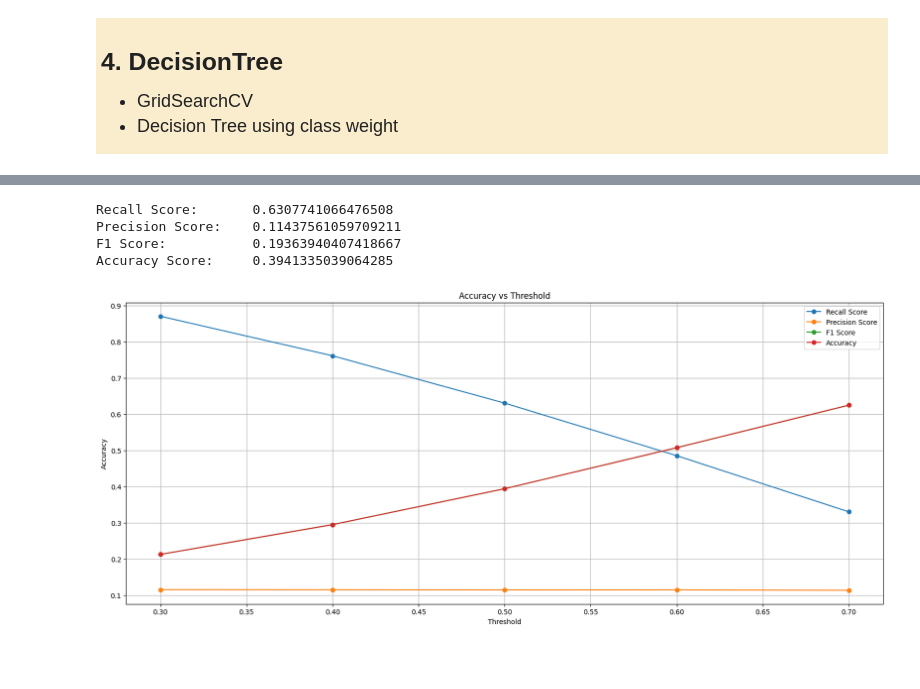
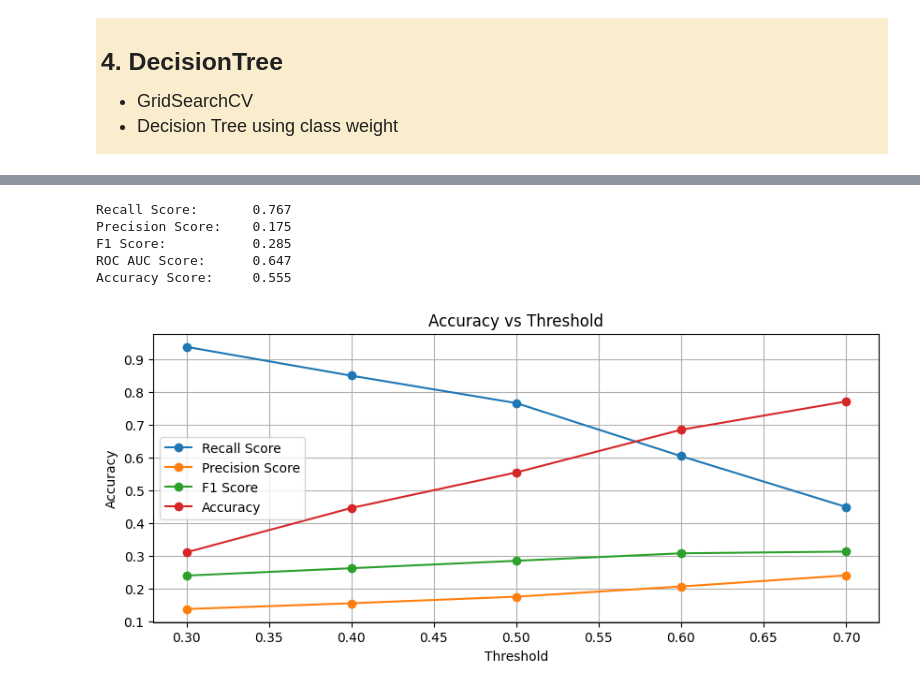
Before and after one commit to chintan17282/LoanGuard_AI, a Jupyter notebook: 07_DecisionTree-BalancedRandomForest.ipynb, the cells around one changed output, grey strips where cells are left out. Drawn from its saved outputs; the diff is of its cells as text; code cells hidden in the pictures; blank space fills up the shorter version.

```diff
--- a/07_DecisionTree-BalancedRandomForest.ipynb
+++ b/07_DecisionTree-BalancedRandomForest.ipynb
@@ -48,6 +39,4 @@ print(y_train.shape)
 # %%
-df_test = pd.read_csv("data/test.csv")
-df_predictions = pd.read_csv("data/prediction_submission.csv")
-df_test = pd.merge(left=df_test,right=df_predictions, left_on='LoanID',right_on='LoanID')
-df_test.shape
+X_train, X_test, y_train, y_test = train_test_split(X, y, test_size = 0.2, random_state = 42)
+print(X_train.shape, X_test.shape,  y_train.shape, y_test.shape)
 # %% [output]
@@ -55,5 +43,0 @@ df_test.shape
-# %%
-y_test =  df_test['predicted_probability']
-X_test = df_test.drop(columns=['LoanID', 'DTIRatio', 'CreditScore', 'predicted_probability'])
-print(X_test.shape)
-print(y_test.shape)
@@ -211,19 +187,19 @@ classifier = BalancedRandomForestClassifier(
 # %%
 param_grid = [
     {
-        'min_samples_split': [0.0026, 0.0027],
-        'max_depth': [16,17]
+        "min_samples_split": np.arange(0.0002,0.003,0.0001),
+        'max_depth': range(17,20,1)
     },
     {
-        'max_depth': [16,17]
+        'max_depth': range(17,20,1)
     },
     {
-        'min_samples_split': [0.0026, 0.0027],
+        "min_samples_split": np.arange(0.0002,0.003,0.0001)
     }
 ]
 # %%
-scoring = {'accuracy': make_scorer(fbeta_score, beta=2, pos_label=1), 'prec': 'precision'}
-cv = GridSearchCV(classifier, param_grid, cv=5, n_jobs=-1, verbose=True, scoring='balanced_accuracy');
+#scoring = {'accuracy': make_scorer(fbeta_score, beta=2, pos_label=1), 'prec': 'precision'} 'balanced_accuracy'
+cv = GridSearchCV(classifier, param_grid, cv=5, n_jobs=-1, verbose=True, scoring=make_scorer(fbeta_score, beta=2, pos_label=1));
 # %%
 cv.fit(X_train, y_train)
 # %% [output]
@@ -267,13 +245,20 @@ ac = accuracy_score(y_test, y_pred)
 # %%
-print(f"{'Recall Score:':<20}{rs:<5}")
-print(f"{'Precision Score:':<20}{ps:<5}")
-print(f"{'F1 Score:':<20}{f1:<5}")
-print(f"{'Accuracy Score:':<20}{ac:<5}")
+rs = recall_score(y_test, y_pred, pos_label=1)
+ps = precision_score(y_test, y_pred, pos_label=1)
+f1 = f1_score(y_test, y_pred, pos_label=1)
+ac = accuracy_score(y_test, y_pred)
+roc = roc_auc_score(y_test, y_pred)
+print(f"{'Recall Score:':<20}{rs:.3}")
+print(f"{'Precision Score:':<20}{ps:.3}")
+print(f"{'F1 Score:':<20}{f1:.3}")
+print(f"{'ROC AUC Score:':<20}{roc:.3}")
+print(f"{'Accuracy Score:':<20}{ac:.3}")
 # %% [output]
-Recall Score:       0.6307741066476508
-Precision Score:    0.11437561059709211
-F1 Score:           0.19363940407418667
-Accuracy Score:     0.3941335039064285
+Recall Score:       0.767
+Precision Score:    0.175
+F1 Score:           0.285
+ROC AUC Score:      0.647
+Accuracy Score:     0.555
 # %%
 y_train_pred_prob, y_test_pred_prob = calc_predict_proba(model, X_train, y_train, X_test, y_test)
 # %%
@@ -285,17 +270,18 @@ for thresh in np.arange(0.3,0.8,0.1):
     f1_list.append(f1)
     ac_list.append(ac)
 # %%
-plt.figure(figsize=(20, 8))
+plt.figure(figsize=(10, 4))
 
 plt.plot(np.arange(0.3,0.8,0.1), rs_list, label='Recall Score', marker='o')
 plt.plot(np.arange(0.3,0.8,0.1), ps_list, label='Precision Score', marker='o')
 plt.plot(np.arange(0.3,0.8,0.1), f1_list, label='F1 Score', marker='o')
 plt.plot(np.arange(0.3,0.8,0.1), ac_list, label='Accuracy', marker='o')
 plt.xlabel('Threshold')
 plt.ylabel('Accuracy')
 plt.title('Accuracy vs Threshold')
 plt.legend()
 plt.grid(True)
+plt.savefig("images/Decision-II.png")
 plt.show()
 # %% [output]
-[figure, old version]
+[figure, new version]
```
Also changed, not shown: parts of 17 cells of this notebook, 50 other files.
